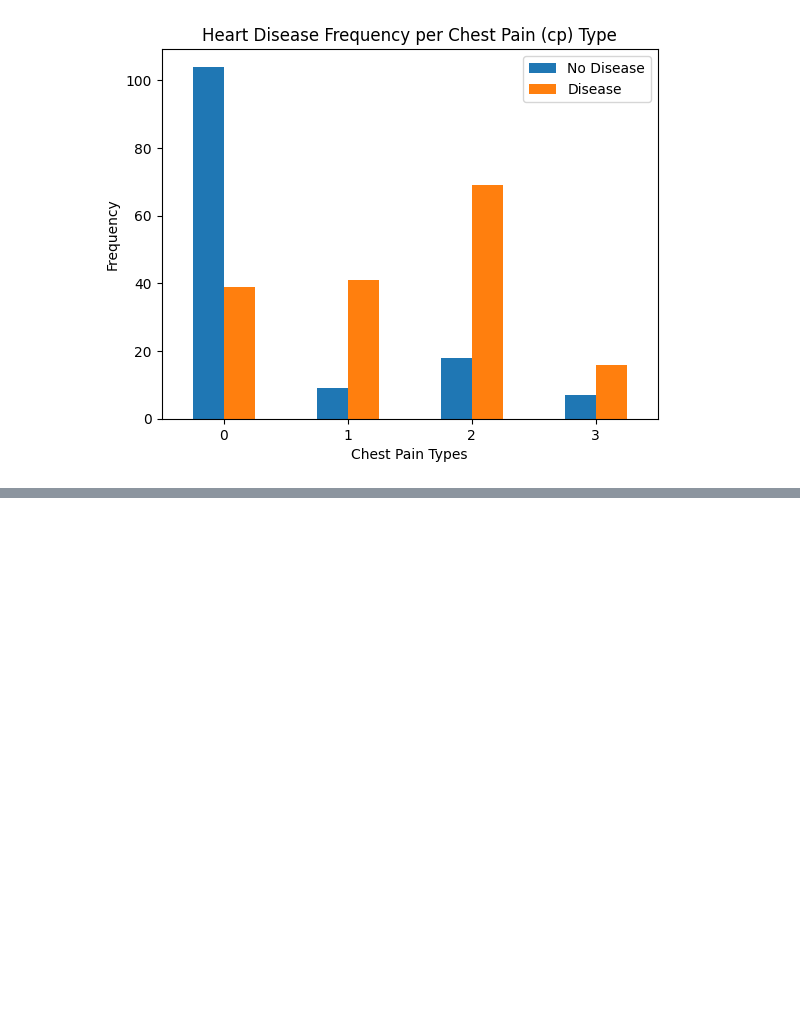
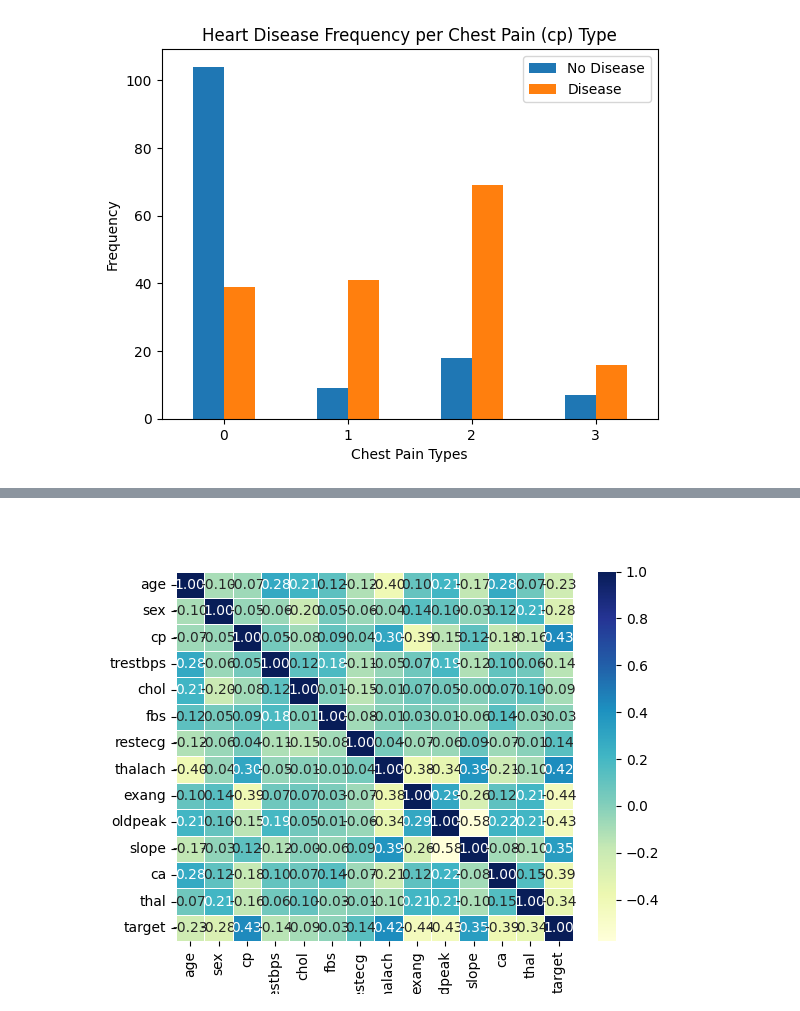
Before and after one commit to Ovaserashid/heart-disease-prediction, a Jupyter notebook: notebooks/main.ipynb, the cells around one changed output, grey strips where cells are left out. Cells and saved outputs as stored; diff of their text form; code cells hidden in the pictures; blank space fills up the shorter version.

```diff
--- a/notebooks/main.ipynb
+++ b/notebooks/main.ipynb
@@ -191,0 +213,12 @@ plt.xticks(rotation=0);
+# %%
+# Display correlation matrix using heatmap
+%matplotlib widget
+corr_matrix = df.corr()
+fig, ax = plt.subplots()
+ax = sns.heatmap(corr_matrix,
+                 annot=True,
+                 linewidths=0.5,
+                 fmt=".2f",
+                 cmap="YlGnBu");
+# %% [output]
+[figure, added]
```
Also changed, not shown: parts of 2 cells of this notebook.
